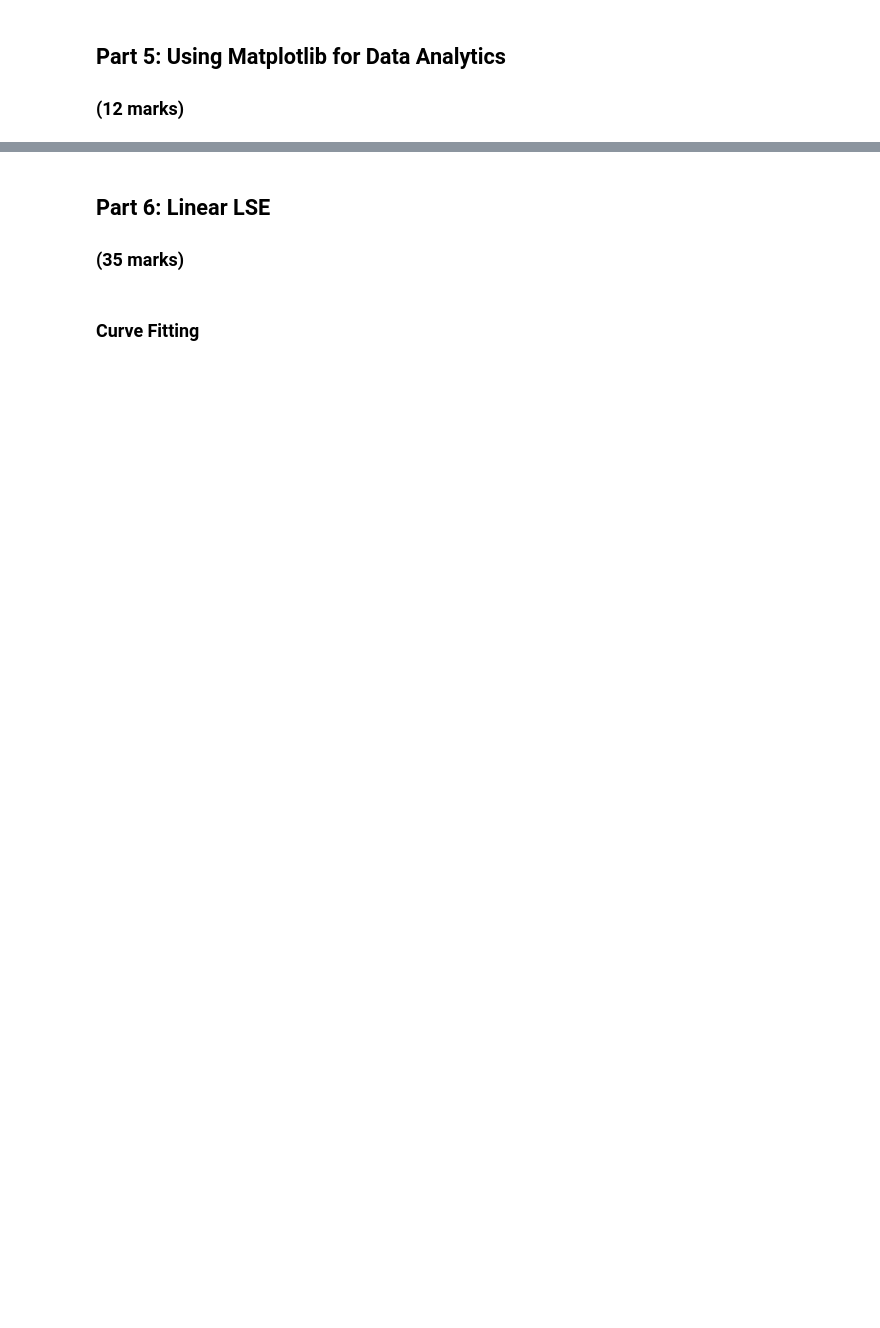
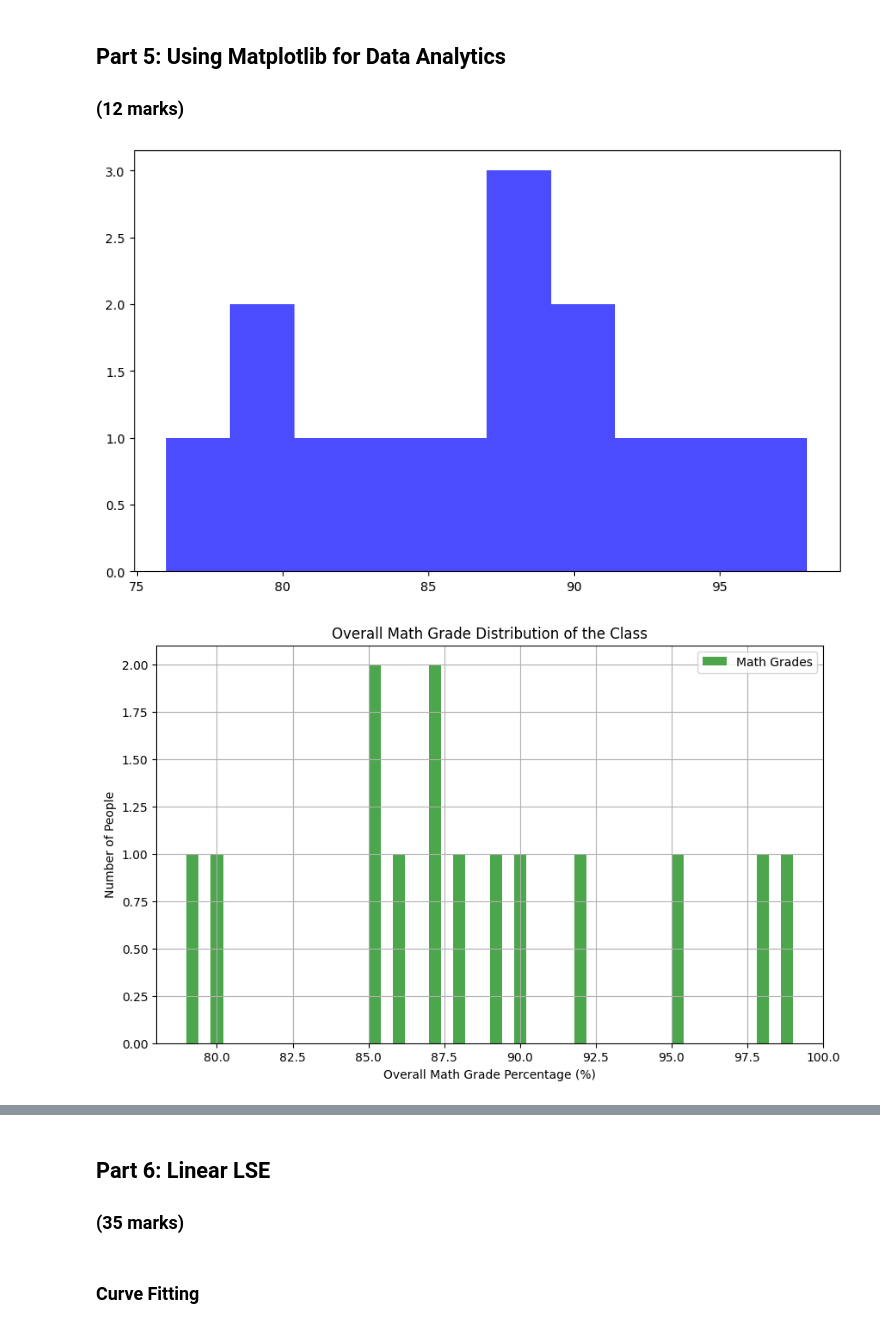
Before and after one commit to TrevorBirchenough/ENGG680_2025_Fall, a Jupyter notebook: Lab_Assignment 1/StudentGradeManagementSystem.ipynb, the cells around one changed output, grey strips where cells are left out. Saved outputs shown, nothing was run; the diff lists cells and outputs as text; code cells hidden in the pictures; blank space fills up the shorter version.

```diff
--- a/Lab_Assignment 1/StudentGradeManagementSystem.ipynb
+++ b/Lab_Assignment 1/StudentGradeManagementSystem.ipynb
@@ -601,27 +600,40 @@ print(df_studentsGPASorted_homeroom)
 # %%
 # Let's use matplotlib to display a histogram of the grades distribution
 # Histograms are useful for seeing the distribution of the students grades
 
 plt.figure(figsize=(10, 6))
-plt.hist(df_studentGrades['englishGrade'], bins=10, alpha=0.7, label='English Grades', color='blue')
+plt.hist(df_studentGrades['englishGrade'], bins=10, alpha=0.7, label='English Grades', color='Blue')
 
 # Step 1: Use the line above as reference to create a histogram for the math grades
 # (1 mark)
-#
+
+
+#I changed the bin size from the reference to make the histogram easier to interpret from the clutterness of the reference graft.
+
+plt.figure(figsize=(10, 6))
+plt.hist(df_studentGrades['mathGrade'], bins=50, alpha=0.7, label='Math Grades', color= 'Green')
+
 
 # Step 2: Ensure that your plot is descriptive, so use labels (x and y axis), a title, and a legend.
 # Hint: Use the matplotlib .legend(loc='<location>') to add and place the legend.
 # You can use 'upper left', 'upper right', 'lower left', and 'lower right' to specify the location.
 # (3 marks)
-#
+plt.title('Overall Math Grade Distribution of the Class')
+plt.xlabel('Overall Math Grade Percentage (%)')
+plt.ylabel('Number of People')
+plt.legend(loc='upper right')
 plt.grid(True)
+
+
 
 # Step 3: Use the .savefig('<image_title>'.png) to output an image file of the histogram.
 # Please be sure to use a descriptive title!
 # (1 mark)
-#
-
+plt.savefig('Math Grades.png')
 plt.show()
+# %% [output]
+[figure, added]
+[figure, added]
 # %%
 # Let's also use matplotlib to display a scatter plot of English vs. Math grades
 # Scatter plots are useful for seeing the relationship between two variables
```
Also changed, not shown: parts of 7 cells of this notebook.
